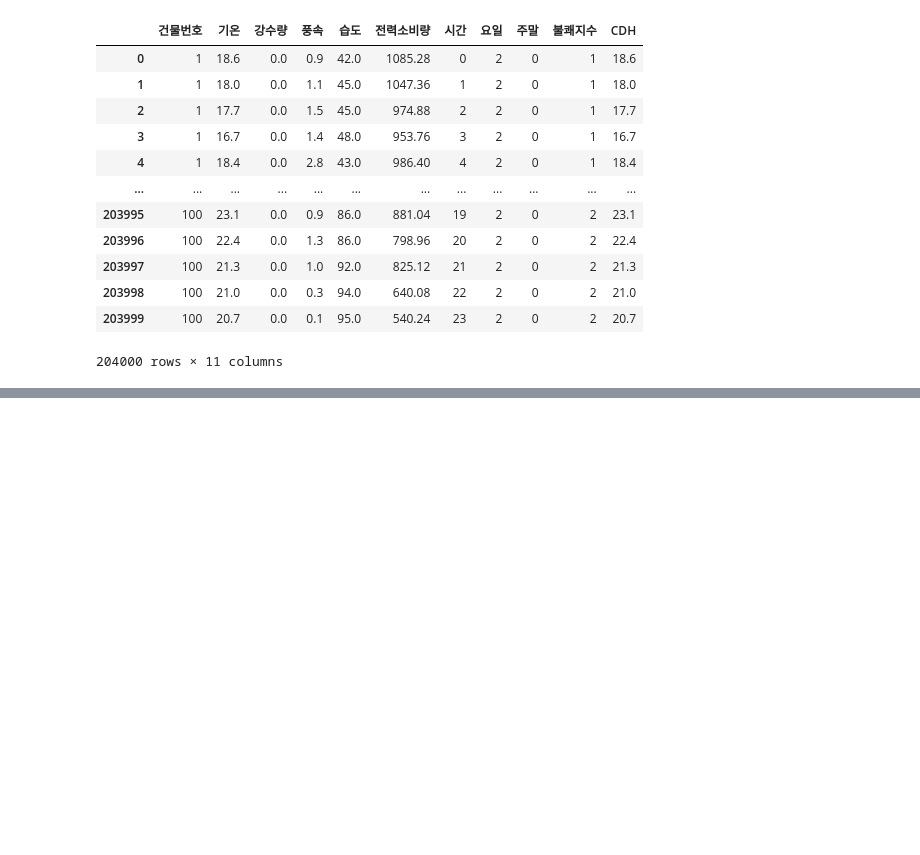
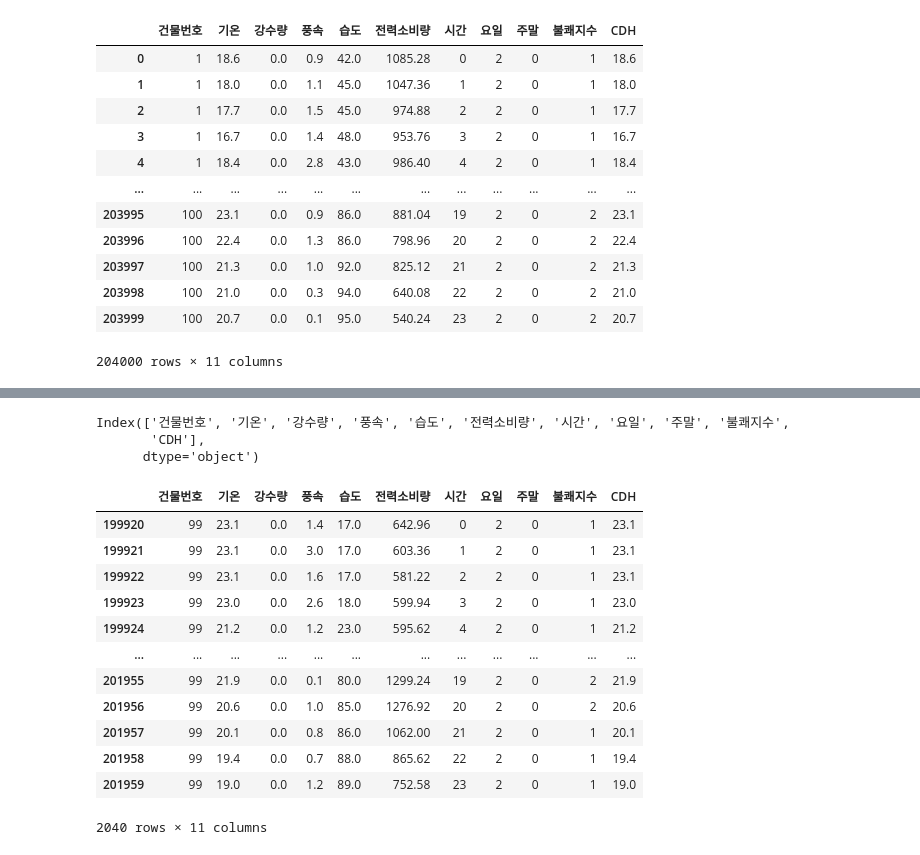
Before and after one commit to UOS-Stat18/Dacon-PowerUsagePredict, a Jupyter notebook: Jaesung_Lim/modeling.ipynb, the cells around one changed output, grey strips where cells are left out. Saved outputs shown, nothing was run; the diff lists cells and outputs as text; code cells hidden in the pictures; blank space fills up the shorter version.

```diff
--- a/Jaesung_Lim/modeling.ipynb
+++ b/Jaesung_Lim/modeling.ipynb
@@ -201,0 +177,30 @@ train_df = train_df.drop(columns = '일시')
+# %%
+test_df = test.copy()
+
+test_df = test_df.drop(columns =  ['num_date_time'])
+test_df = test_df.rename(columns = {'기온(C)':'기온', '강수량(mm)':'강수량', '풍속(m/s)':'풍속', '습도(%)':'습도', '전력소비량(kWh)':'전력소비량'})
+test_df['일시'] = pd.to_datetime(test_df['일시'])
+test_df['시간'] = test_df['일시'].dt.hour
+test_df['요일'] = test_df['일시'].dt.weekday
+test_df['주말'] = test_df['요일'].isin([5,6]).astype(int)
+test_df = test_df.fillna(0)
+test_df = test_df.drop(columns = '일시')
+
+T = 9/5*test_df['기온']
+test_df['불쾌지수'] = T - 0.55*(1-test_df['습도']/100)*(T-26)+32
+test_df['불쾌지수'] = pd.cut(test_df['불쾌지수'], bins = [0, 68, 75, 80, 200], labels = [1, 2, 3, 4])
+
+cdhs = np.array([])
+for num in range(1, 101):
+    temp = test_df[test_df['건물번호'] == num]
+    cdh = CDH(temp['기온'].values)
+    cdhs = np.concatenate([cdhs, cdh])
+
+test_df['CDH'] = cdhs
+
+test_df = test_df[['건물번호', '기온', '강수량', '풍속', '습도', '시간', '요일', '주말', '불쾌지수', 'CDH']]
+test_dfs  = []
+for i in range(1,101):
+    test_dfs.append(test_df[test_df['건물번호']==i])
+
+test_df
@@ -201,0 +221,11 @@ train_df = train_df.drop(columns = '일시')
+# %%
+train_df.columns
+# %% [output]
+Index(['건물번호', '기온', '강수량', '풍속', '습도', '전력소비량', '시간', '요일', '주말', '불쾌지수',
+       'CDH'],
+      dtype='object')
+# %%
+train_df = train_df[['전력소비량', '건물번호', '기온', '강수량', '풍속', '습도', '시간', '요일', '주말', '불쾌지수', 'CDH']]
+train_dfs  = []
+for i in range(1,101):
+    train_dfs.append(train_df[train_df['건물번호']==i])
@@ -202 +239,17 @@ train_df = train_df.drop(columns = '일시')
+# %%
+train_dfs[98]
+# %% [output]
+|  | 건물번호 | 기온 | 강수량 | 풍속 | 습도 | 전력소비량 | 시간 | 요일 | 주말 | 불쾌지수 | CDH |
+| 199920 | 99 | 23.1 | 0.0 | 1.4 | 17.0 | 642.96 | 0 | 2 | 0 | 1 | 23.1 |
+| 199921 | 99 | 23.1 | 0.0 | 3.0 | 17.0 | 603.36 | 1 | 2 | 0 | 1 | 23.1 |
+| 199922 | 99 | 23.1 | 0.0 | 1.6 | 17.0 | 581.22 | 2 | 2 | 0 | 1 | 23.1 |
+| 199923 | 99 | 23.0 | 0.0 | 2.6 | 18.0 | 599.94 | 3 | 2 | 0 | 1 | 23.0 |
+| 199924 | 99 | 21.2 | 0.0 | 1.2 | 23.0 | 595.62 | 4 | 2 | 0 | 1 | 21.2 |
+| ... | ... | ... | ... | ... | ... | ... | ... | ... | ... | ... | ... |
+| 201955 | 99 | 21.9 | 0.0 | 0.1 | 80.0 | 1299.24 | 19 | 2 | 0 | 2 | 21.9 |
+| 201956 | 99 | 20.6 | 0.0 | 1.0 | 85.0 | 1276.92 | 20 | 2 | 0 | 2 | 20.6 |
+| 201957 | 99 | 20.1 | 0.0 | 0.8 | 86.0 | 1062.00 | 21 | 2 | 0 | 1 | 20.1 |
+| 201958 | 99 | 19.4 | 0.0 | 0.7 | 88.0 | 865.62 | 22 | 2 | 0 | 1 | 19.4 |
+| 201959 | 99 | 19.0 | 0.0 | 1.2 | 89.0 | 752.58 | 23 | 2 | 0 | 1 | 19.0 |
+2040 rows × 11 columns
 # %%
```
Also changed, not shown: parts of 11 cells of this notebook.
